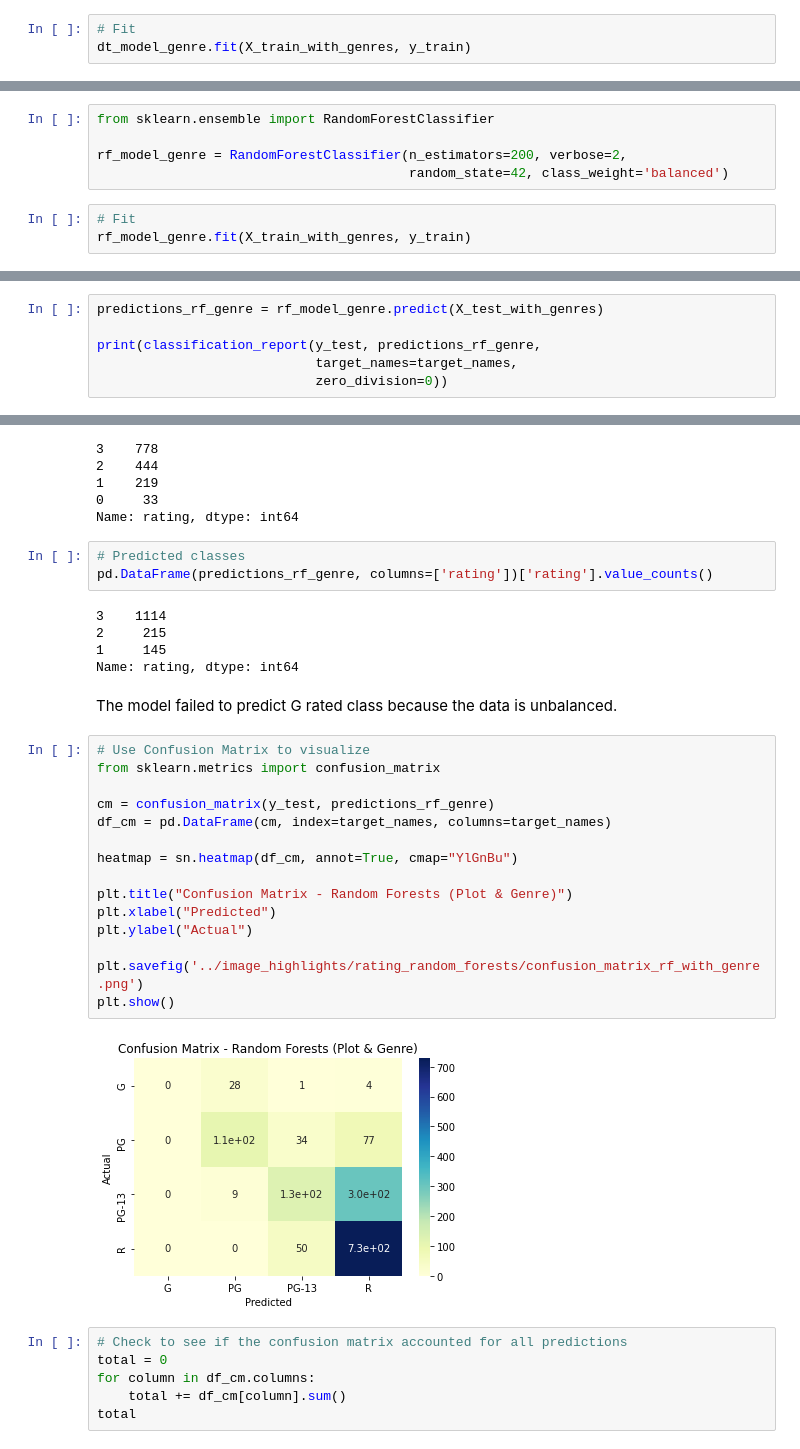
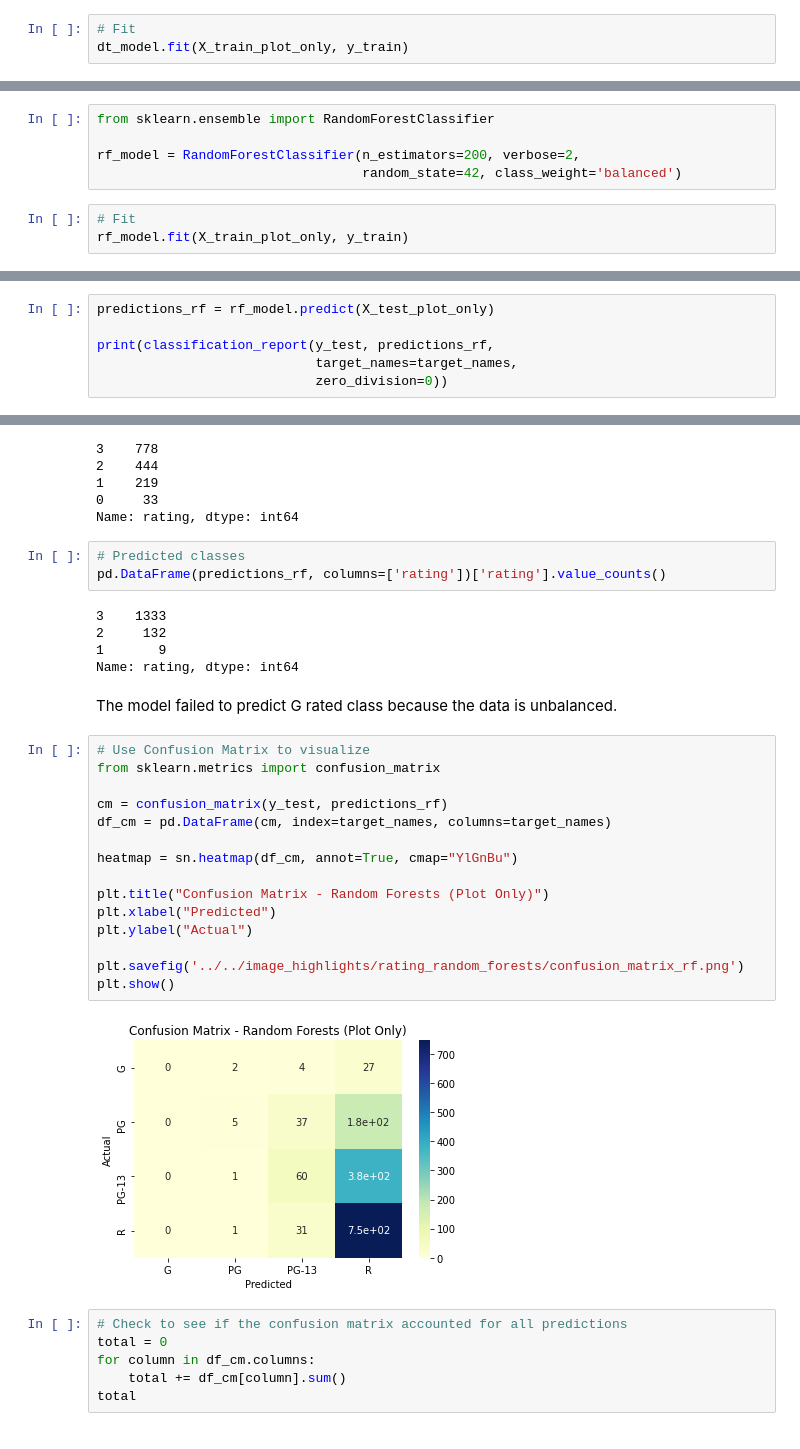
Before and after one commit to ztcnrh/NLP-Movie-Rating-Predictor, a Jupyter notebook: notebooks/rating_classification_model/rating_random_forests.ipynb, the cells around one changed output, grey strips where cells are left out. Saved outputs shown, nothing was run; the diff lists cells and outputs as text.

```diff
--- a/alannah/rating_random_forests-with-genre.ipynb
+++ b/notebooks/rating_classification_model/rating_random_forests.ipynb
@@ -399,6 +360,6 @@ dt_model_genre = DecisionTreeClassifier(random_state=42, class_weight='balanced'
 # %%
 # Fit
-dt_model_genre.fit(X_train_with_genres, y_train)
+dt_model.fit(X_train_plot_only, y_train)
 # %% [output]
 DecisionTreeClassifier(class_weight='balanced', random_state=42)
 # %%
@@ -413,10 +374,10 @@ Testing Data Score: 0.5237
 # %%
 from sklearn.ensemble import RandomForestClassifier
 
-rf_model_genre = RandomForestClassifier(n_estimators=200, verbose=2,
-                                        random_state=42, class_weight='balanced')
+rf_model = RandomForestClassifier(n_estimators=200, verbose=2,
+                                  random_state=42, class_weight='balanced')
 # %%
 # Fit
-rf_model_genre.fit(X_train_with_genres, y_train)
+rf_model.fit(X_train_plot_only, y_train)
 # %% [output]
 [Parallel(n_jobs=1)]: Using backend SequentialBackend with 1 concurrent workers.
@@ -710,9 +663,9 @@ weighted avg       0.54      0.52      0.53      1474
 # %% [markdown]
 Classification Report on **rf_model**
 # %%
-predictions_rf_genre = rf_model_genre.predict(X_test_with_genres)
+predictions_rf = rf_model.predict(X_test_plot_only)
 
-print(classification_report(y_test, predictions_rf_genre,
+print(classification_report(y_test, predictions_rf,
                             target_names=target_names,
                             zero_division=0))
 # %% [output]
@@ -764,31 +717,31 @@ pd.DataFrame(y_test, columns=['rating'])['rating'].value_counts()
 Name: rating, dtype: int64
 # %%
 # Predicted classes
-pd.DataFrame(predictions_rf_genre, columns=['rating'])['rating'].value_counts()
+pd.DataFrame(predictions_rf, columns=['rating'])['rating'].value_counts()
 # %% [output]
-3    1114
-2     215
-1     145
+3    1333
+2     132
+1       9
 Name: rating, dtype: int64
 # %% [markdown]
 The model failed to predict G rated class because the data is unbalanced.
 # %%
 # Use Confusion Matrix to visualize
 from sklearn.metrics import confusion_matrix
 
-cm = confusion_matrix(y_test, predictions_rf_genre)
+cm = confusion_matrix(y_test, predictions_rf)
 df_cm = pd.DataFrame(cm, index=target_names, columns=target_names)
 
 heatmap = sn.heatmap(df_cm, annot=True, cmap="YlGnBu")
 
-plt.title("Confusion Matrix - Random Forests (Plot & Genre)")
+plt.title("Confusion Matrix - Random Forests (Plot Only)")
 plt.xlabel("Predicted")
 plt.ylabel("Actual")
 
-plt.savefig('../image_highlights/rating_random_forests/confusion_matrix_rf_with_genre.png')
+plt.savefig('../../image_highlights/rating_random_forests/confusion_matrix_rf.png')
 plt.show()
 # %% [output]
-[figure, old version]
+[figure, new version]
 # %%
 # Check to see if the confusion matrix accounted for all predictions
 total = 0
```
Also changed, not shown: parts of 31 cells of this notebook, 2 other files.
